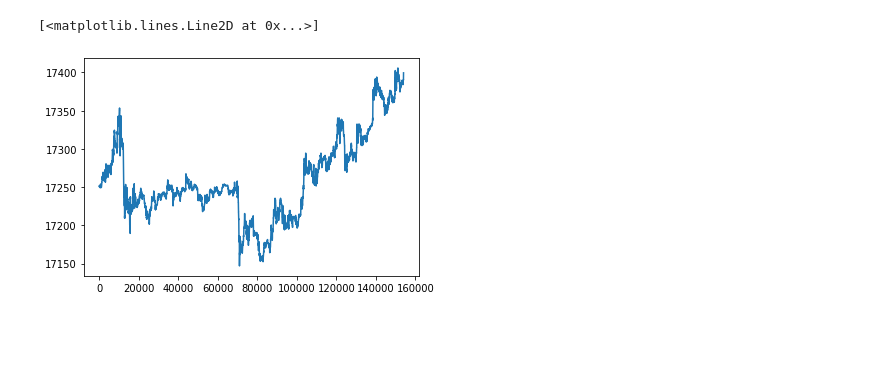
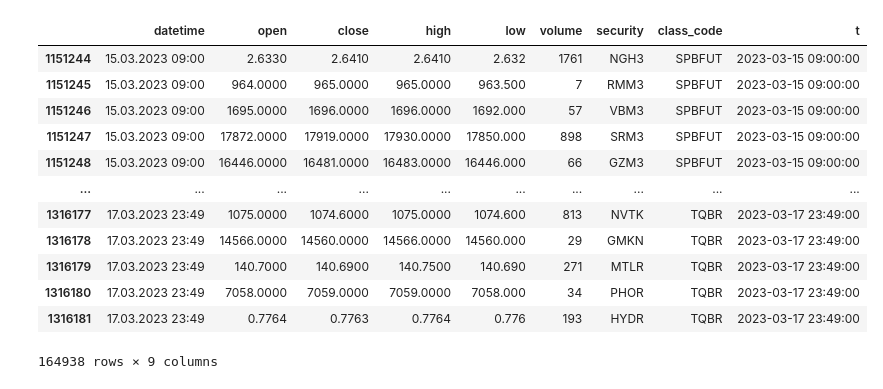
Before and after one commit to OlegPozovnoy/trading, a Jupyter notebook: Untitled2.ipynb, the cells around one changed output. Saved outputs shown, nothing was run; the diff lists cells and outputs as text; code cells hidden in the pictures; blank space fills up the shorter version.

```diff
--- a/Untitled2.ipynb
+++ b/Untitled2.ipynb
@@ -565,7 +1,33 @@ df_all_levels[df_all_levels['code']=='SRH3']
-# %%
-import matplotlib.pyplot as plt
-
-plt.plot(df2[df2['security']=='SRH3']['close'])
-# %% [output]
-[<matplotlib.lines.Line2D at 0x...>]
-[figure, removed]
+# %%
+import pandas as pd
+import numpy as np
+from datetime import datetime, timedelta
+import time
+
+
+CANDLES_PATH = './Data/candles.csv'
+
+days_to_subtract = 3
+sec='SBER'
+fut=r'SR.3'
+multiplier=100
+
+df = pd.read_csv(CANDLES_PATH, sep='\t')
+df['t'] = pd.to_datetime(df['datetime'], format='%d.%m.%Y %H:%M')
+start_date = datetime.today() - timedelta(days=days_to_subtract)
+df = df[df['t'] > np.datetime64(start_date)]
+df
+# %% [output]
+|  | datetime | open | close | high | low | volume | security | class_code | t |
+| 1151244 | 15.03.2023 09:00 | 2.6330 | 2.6410 | 2.6410 | 2.632 | 1761 | NGH3 | SPBFUT | 2023-03-15 09:00:00 |
+| 1151245 | 15.03.2023 09:00 | 964.0000 | 965.0000 | 965.0000 | 963.500 | 7 | RMM3 | SPBFUT | 2023-03-15 09:00:00 |
+| 1151246 | 15.03.2023 09:00 | 1695.0000 | 1696.0000 | 1696.0000 | 1692.000 | 57 | VBM3 | SPBFUT | 2023-03-15 09:00:00 |
+| 1151247 | 15.03.2023 09:00 | 17872.0000 | 17919.0000 | 17930.0000 | 17850.000 | 898 | SRM3 | SPBFUT | 2023-03-15 09:00:00 |
+| 1151248 | 15.03.2023 09:00 | 16446.0000 | 16481.0000 | 16483.0000 | 16446.000 | 66 | GZM3 | SPBFUT | 2023-03-15 09:00:00 |
+| ... | ... | ... | ... | ... | ... | ... | ... | ... | ... |
+| 1316177 | 17.03.2023 23:49 | 1075.0000 | 1074.6000 | 1075.0000 | 1074.600 | 813 | NVTK | TQBR | 2023-03-17 23:49:00 |
+| 1316178 | 17.03.2023 23:49 | 14566.0000 | 14560.0000 | 14566.0000 | 14560.000 | 29 | GMKN | TQBR | 2023-03-17 23:49:00 |
+| 1316179 | 17.03.2023 23:49 | 140.7000 | 140.6900 | 140.7500 | 140.690 | 271 | MTLR | TQBR | 2023-03-17 23:49:00 |
+| 1316180 | 17.03.2023 23:49 | 7058.0000 | 7059.0000 | 7059.0000 | 7058.000 | 34 | PHOR | TQBR | 2023-03-17 23:49:00 |
+| 1316181 | 17.03.2023 23:49 | 0.7764 | 0.7763 | 0.7764 | 0.776 | 193 | HYDR | TQBR | 2023-03-17 23:49:00 |
+164938 rows × 9 columns
```
Also changed, not shown: parts of 15 cells of this notebook, 7 other files.
